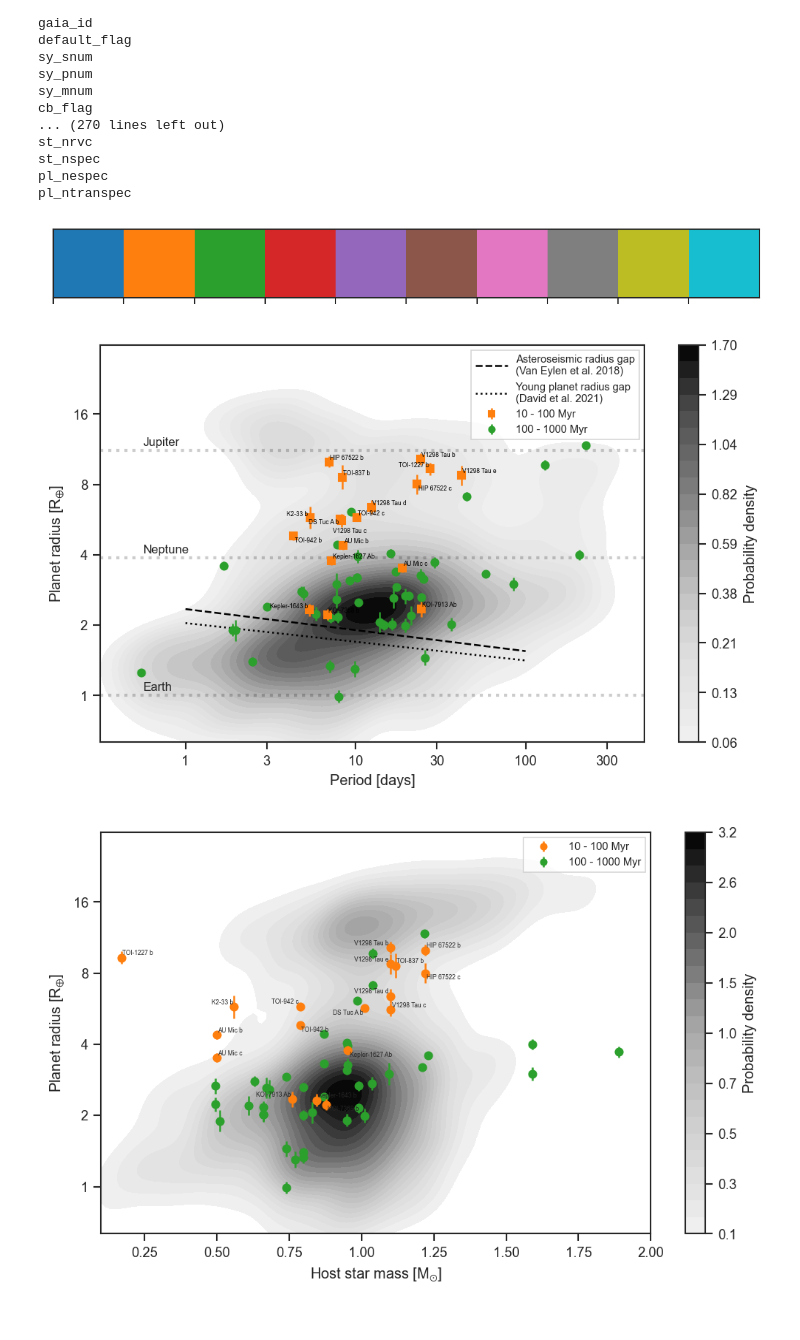
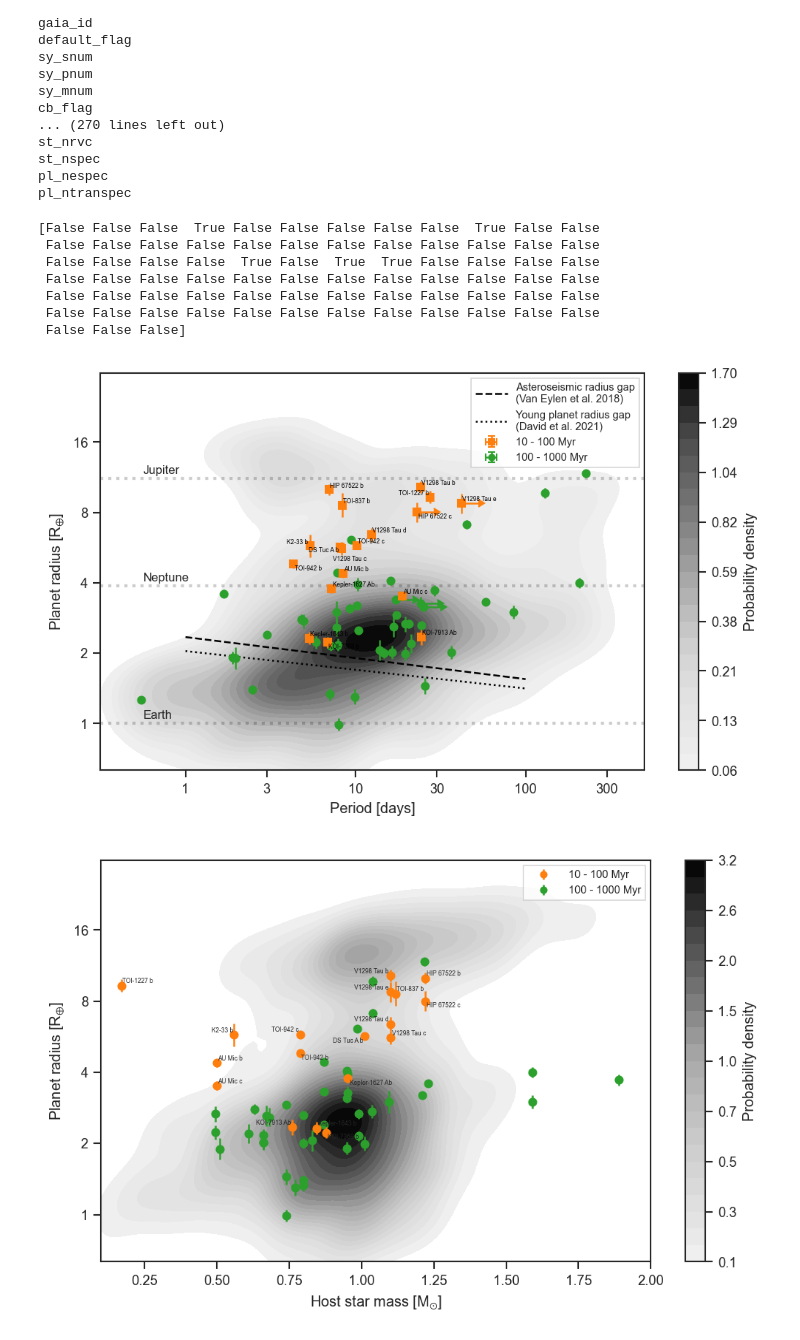
Before and after one commit to trevordavid/nasa-smex-concept, a Jupyter notebook: notebooks/smex_plots.ipynb, the cells around one changed output. Saved outputs shown, nothing was run; the diff lists cells and outputs as text; code cells hidden in the pictures.

Commit message:
updating plots

```diff
--- a/notebooks/smex_plots.ipynb
+++ b/notebooks/smex_plots.ipynb
@@ -148,17 +148,25 @@ st_nspec
 pl_nespec
 pl_ntranspec
 # %%
-sns.set_style("ticks")
-#sns.set_palette("colorblind")
-#colors = sns.color_palette("colorblind", 10)
-sns.set_palette("tab10")
-colors = sns.color_palette("tab10", 10)
-sns.palplot(colors)
 
-from adjustText import adjust_text
+print(lolims)
+
+#lolims = np.array([0, 0, 1, 0, 1, 0, 0, 0, 1, 0], dtype=bool)
 # %% [output]
-[figure, removed]
+[False False False  True False False False False False  True False False
+ False False False False False False False False False False False False
+ False False False False  True False  True  True False False False False
+ False False False False False False False False False False False False
+ False False False False False False False False False False False False
+ False False False False False False False False False False False False
+ False False False]
 # %%
+sns.set_style("ticks")
+sns.set_palette("tab10")
+colors = sns.color_palette("tab10", 10)
+
+from adjustText import adjust_text
+
 arg = (nea.default_flag==1)
 arg &= (abs(nea.pl_radeerr1/nea.pl_rade)<0.1)
 arg &= (abs(nea.pl_radeerr2/nea.pl_rade)<0.1)
@@ -220,39 +228,47 @@ yng_arg = (yng['pl_age']+yng['pl_age_errhi'] < 1.0) & (yng['pl_rade_errlo']/yng[
 lt100 = yng_arg & (yng['pl_age']<0.1)
 gt100 = yng_arg & (yng['pl_age']>=0.1)
 
+
+#Some planets have period lower limits
+xlolims = np.array(yng['pl_porb_flag']=='>')
+xerr = np.zeros(len(xlolims))
+xerr[xlolims] = 1e-1
+
+
 plt.errorbar(np.log10(yng['pl_porb'][lt100]),
              yng['logrp'][lt100],
              yerr=yng['logrp_err'][lt100],
+             xlolims=xlolims[lt100], xerr=xerr[lt100],
              fmt='s', zorder=998, label='10 - 100 Myr')
 
 plt.errorbar(np.log10(yng['pl_porb'][gt100]),
              yng['logrp'][gt100],
              yerr=yng['logrp_err'][gt100],
+             xlolims=xlolims[gt100], xerr=xerr[gt100],
              fmt='o', label='100 - 1000 Myr')
 
 
 _xlabel = np.array(np.log10(yng['pl_porb'][lt100]))
 _ylabel = np.array(yng['logrp'][lt100])
 _label = np.array(yng['planet_name'][lt100])
-
 
 texts = [plt.text(_xlabel[i],
                   _ylabel[i],
                   _label[i],
                   ha='center',
                   va='center',
                   color='k',
                   size=4,
                   zorder=999)
         for i in range(len(_label))]
 adjust_text(texts, lim=10)
 
 plt.legend(frameon=True, markerscale=0.8, ncol=1, prop={'size':7}, handlelength=3, loc='upper right', fancybox=False)
 
 plt.gcf().set_size_inches(0.8*10,0.8*6)
 plt.savefig('../figures/pr-kepler.pdf', bbox_inches='tight');
 # %% [output]
-[figure, old version]
+[figure, new version]
 # %%
 arg = (nea.default_flag==1) &\
       (nea.discoverymethod=='Transit') &\
```
Also changed, not shown: parts of 6 cells of this notebook, 1 other file.
